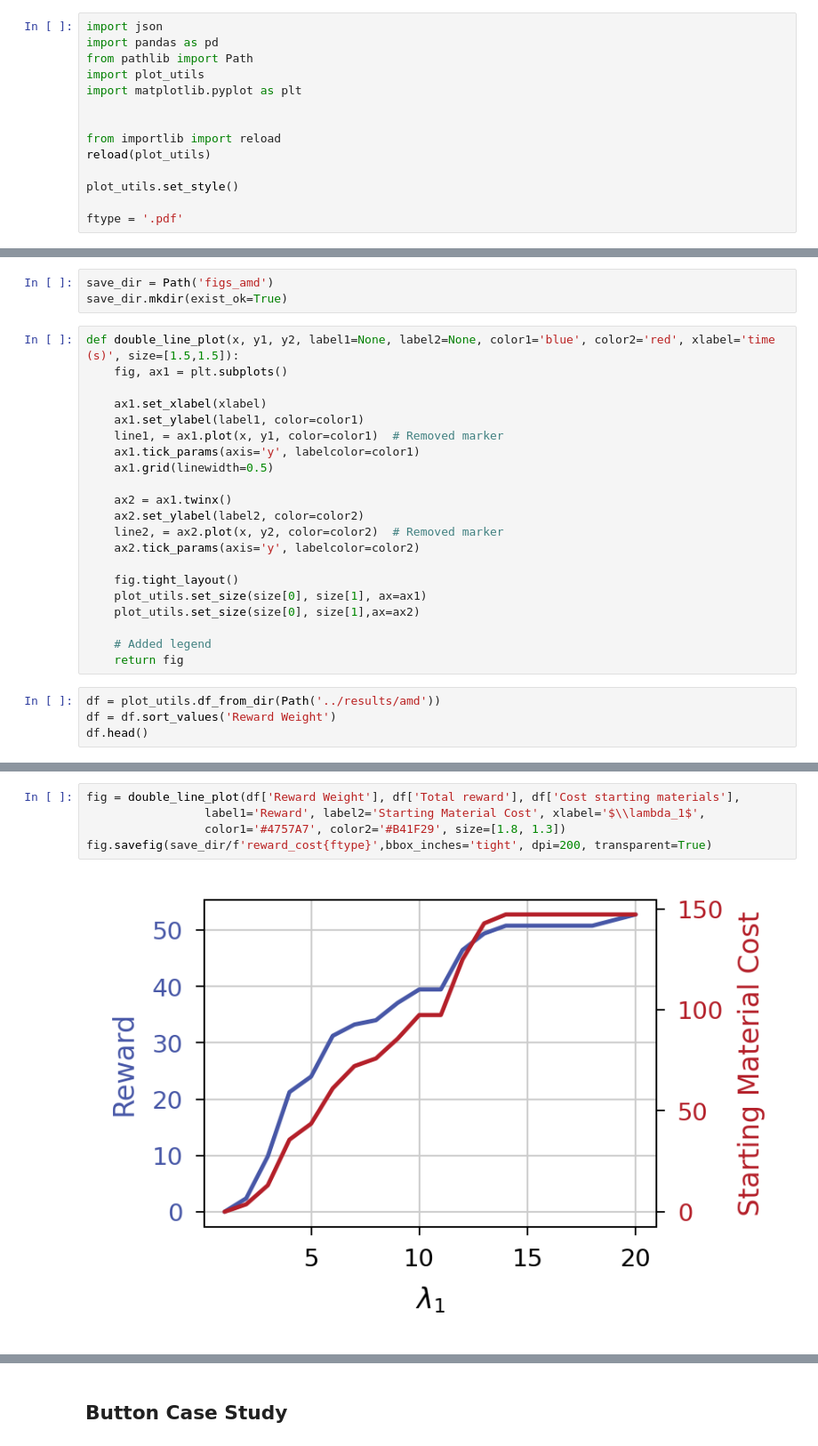
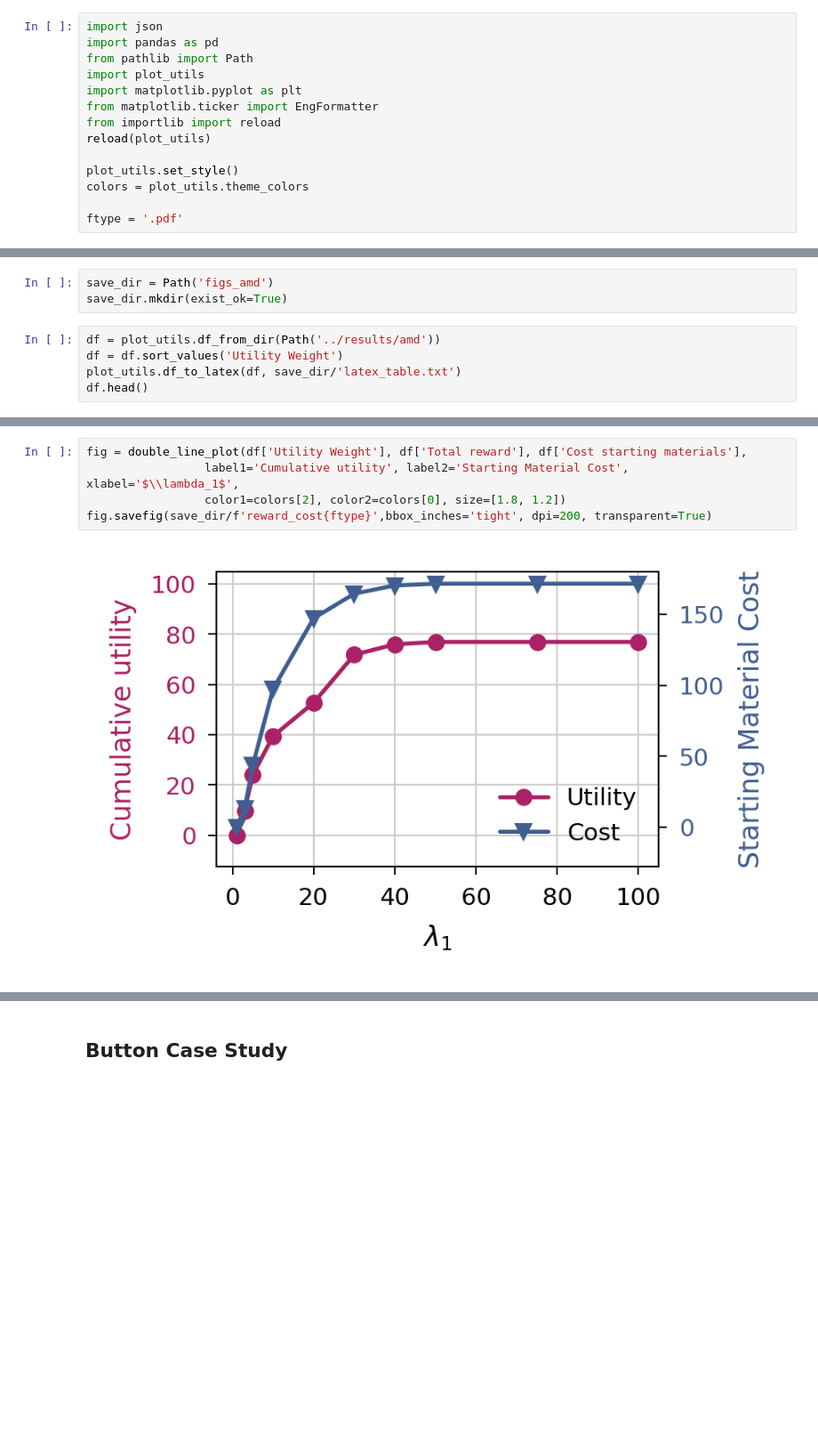
Before and after one commit to coleygroup/sparrow, a Jupyter notebook: notebooks/analyze_results.ipynb, the cells around one changed output, grey strips where cells are left out. Shown at 89% size. Saved outputs shown, nothing was run; the diff lists cells and outputs as text; blank space fills up the shorter version.

```diff
--- a/notebooks/analyze_results.ipynb
+++ b/notebooks/analyze_results.ipynb
@@ -4,11 +4,11 @@ import pandas as pd
 from pathlib import Path
 import plot_utils
 import matplotlib.pyplot as plt
-
-
+from matplotlib.ticker import EngFormatter
 from importlib import reload
 reload(plot_utils)
 
 plot_utils.set_style()
+colors = plot_utils.theme_colors
 
 ftype = '.pdf'
@@ -173,30 +292,10 @@ fig.savefig(save_dir/f'lam3_ntar_rew{ftype}',bbox_inches='tight', dpi=200, trans
 # %%
 save_dir = Path('figs_amd')
 save_dir.mkdir(exist_ok=True)
-# %%
-def double_line_plot(x, y1, y2, label1=None, label2=None, color1='blue', color2='red', xlabel='time (s)', size=[1.5,1.5]):
-    fig, ax1 = plt.subplots()
-
-    ax1.set_xlabel(xlabel)
-    ax1.set_ylabel(label1, color=color1)
-    line1, = ax1.plot(x, y1, color=color1)  # Removed marker
-    ax1.tick_params(axis='y', labelcolor=color1)
-    ax1.grid(linewidth=0.5)
-
-    ax2 = ax1.twinx()
-    ax2.set_ylabel(label2, color=color2)
-    line2, = ax2.plot(x, y2, color=color2)  # Removed marker
-    ax2.tick_params(axis='y', labelcolor=color2)
-
-    fig.tight_layout()
-    plot_utils.set_size(size[0], size[1], ax=ax1)
-    plot_utils.set_size(size[0], size[1],ax=ax2)
-
-    # Added legend
-    return fig
 # %%
 df = plot_utils.df_from_dir(Path('../results/amd'))
-df = df.sort_values('Reward Weight')
+df = df.sort_values('Utility Weight')
+plot_utils.df_to_latex(df, save_dir/'latex_table.txt')
 df.head()
 # %% [output]
 |  | Number targets | Fraction targets | Total reward | Possible reward | Number starting materials | ... |
@@ -208,8 +307,8 @@ df.head()
 # %%
-fig = double_line_plot(df['Reward Weight'], df['Total reward'], df['Cost starting materials'],
-                 label1='Reward', label2='Starting Material Cost', xlabel='$\\lambda_1$',
-                 color1='#4757A7', color2='#B41F29', size=[1.8, 1.3])
+fig = double_line_plot(df['Utility Weight'], df['Total reward'], df['Cost starting materials'],
+                 label1='Cumulative utility', label2='Starting Material Cost', xlabel='$\\lambda_1$',
+                 color1=colors[2], color2=colors[0], size=[1.8, 1.2])
 fig.savefig(save_dir/f'reward_cost{ftype}',bbox_inches='tight', dpi=200, transparent=True)
 # %% [output]
-[figure, old version]
+[figure, new version]
 # %%
```
Also changed, not shown: parts of 24 cells of this notebook, 17 other files.
